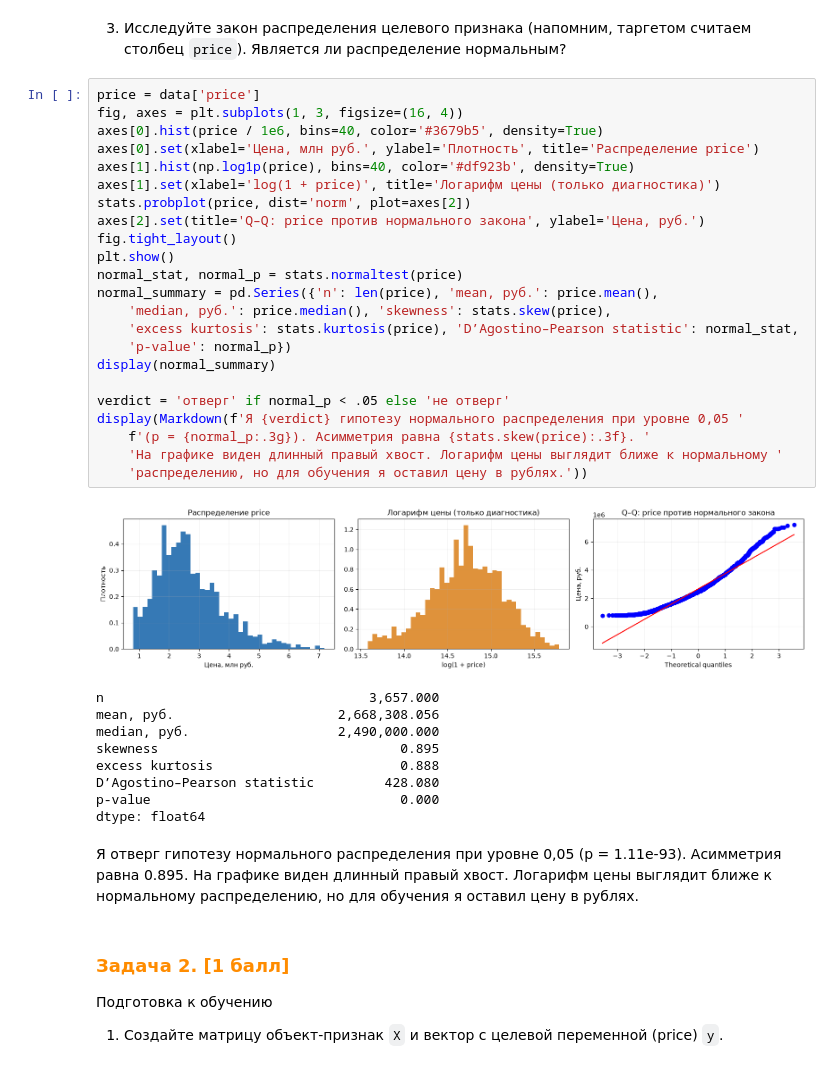
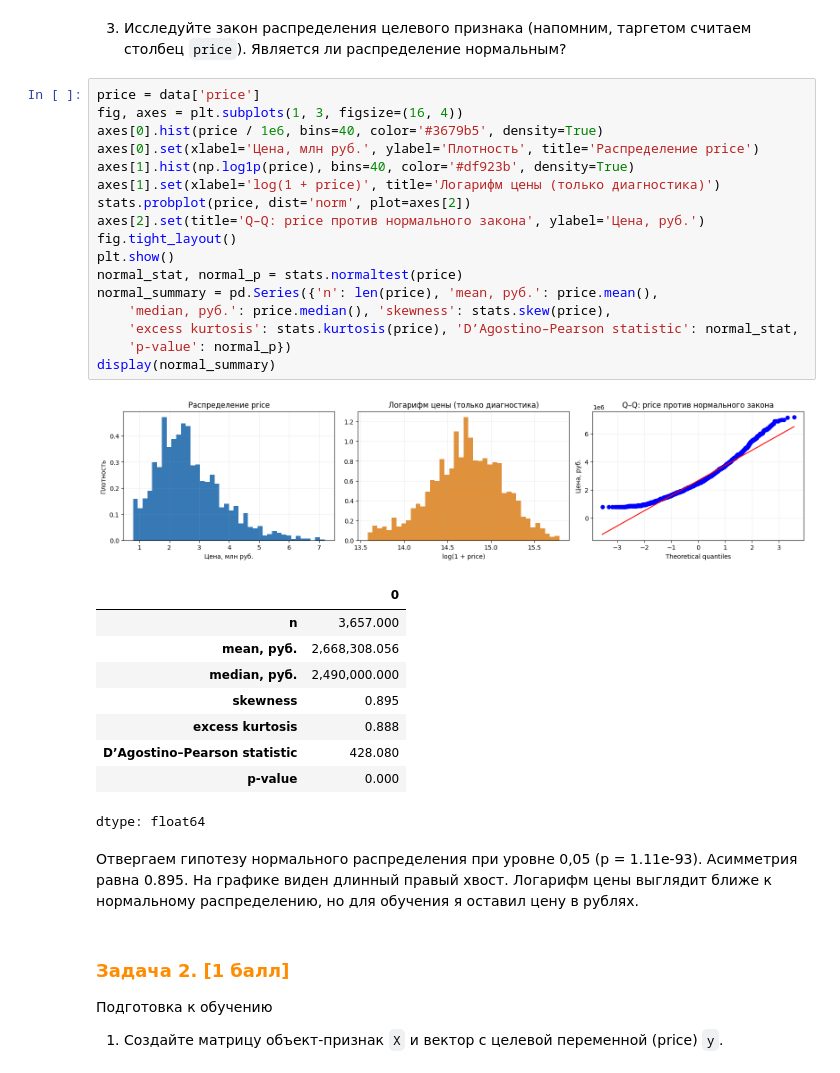
Before and after one commit to rdydygin/ITMO, a Jupyter notebook: Semester5/AISystems/Labwork4/Lab4.ipynb, the cells around one changed output. Drawn from its saved outputs; the diff is of its cells as text.

```diff
--- a/Semester5/AISystems/Labwork4/Lab4.ipynb
+++ b/Semester5/AISystems/Labwork4/Lab4.ipynb
@@ -364,37 +364,33 @@ assert data.isna().sum().sum() == 0
 # %%
 price = data['price']
 fig, axes = plt.subplots(1, 3, figsize=(16, 4))
 axes[0].hist(price / 1e6, bins=40, color='#3679b5', density=True)
 axes[0].set(xlabel='Цена, млн руб.', ylabel='Плотность', title='Распределение price')
 axes[1].hist(np.log1p(price), bins=40, color='#df923b', density=True)
 axes[1].set(xlabel='log(1 + price)', title='Логарифм цены (только диагностика)')
 stats.probplot(price, dist='norm', plot=axes[2])
 axes[2].set(title='Q–Q: price против нормального закона', ylabel='Цена, руб.')
 fig.tight_layout()
 plt.show()
 normal_stat, normal_p = stats.normaltest(price)
 normal_summary = pd.Series({'n': len(price), 'mean, руб.': price.mean(),
     'median, руб.': price.median(), 'skewness': stats.skew(price),
     'excess kurtosis': stats.kurtosis(price), 'D’Agostino–Pearson statistic': normal_stat,
     'p-value': normal_p})
 display(normal_summary)
-
-verdict = 'отверг' if normal_p < .05 else 'не отверг'
-display(Markdown(f'Я {verdict} гипотезу нормального распределения при уровне 0,05 '
-    f'(p = {normal_p:.3g}). Асимметрия равна {stats.skew(price):.3f}. '
-    'На графике виден длинный правый хвост. Логарифм цены выглядит ближе к нормальному '
-    'распределению, но для обучения я оставил цену в рублях.'))
 # %% [output]
 [figure]
+|  | 0 |
+| n | 3,657.000 |
+| mean, руб. | 2,668,308.056 |
+| median, руб. | 2,490,000.000 |
+| skewness | 0.895 |
+| excess kurtosis | 0.888 |
+| D’Agostino–Pearson statistic | 428.080 |
+| p-value | 0.000 |
-n                                  3,657.000
-mean, руб.                     2,668,308.056
-median, руб.                   2,490,000.000
-skewness                               0.895
-excess kurtosis                        0.888
-D’Agostino–Pearson statistic         428.080
-p-value                                0.000
 dtype: float64
-Я отверг гипотезу нормального распределения при уровне 0,05 (p = 1.11e-93). Асимметрия равна 0.895. На графике виден длинный правый хвост. Логарифм цены выглядит ближе к нормальному распределению, но для обучения я оставил цену в рублях.
+# %% [markdown]
+Отвергаем гипотезу нормального распределения при уровне 0,05 (p = 1.11e-93). Асимметрия равна 0.895. На графике виден длинный правый хвост. Логарифм цены выглядит ближе к нормальному распределению, но для обучения я оставил цену в рублях.
 # %% [markdown]
 ### **<font color='DarkOrange'> Задача 2. [1 балл]</font>**
 
```
Also changed, not shown: parts of 10 cells of this notebook, 4 other files.
